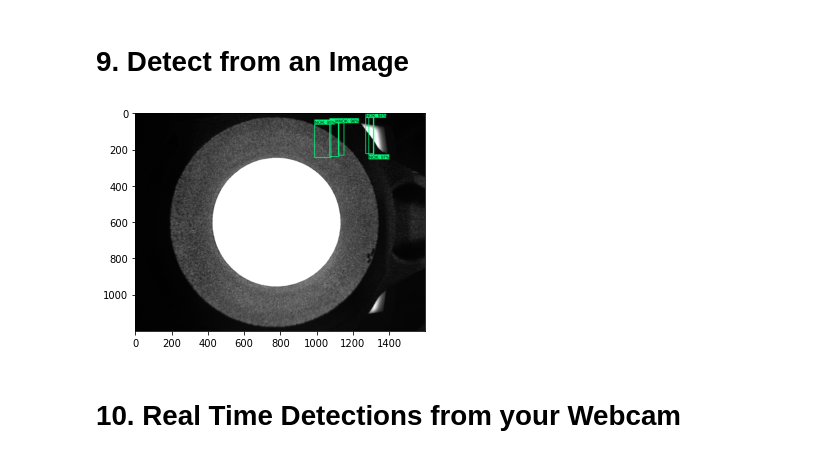
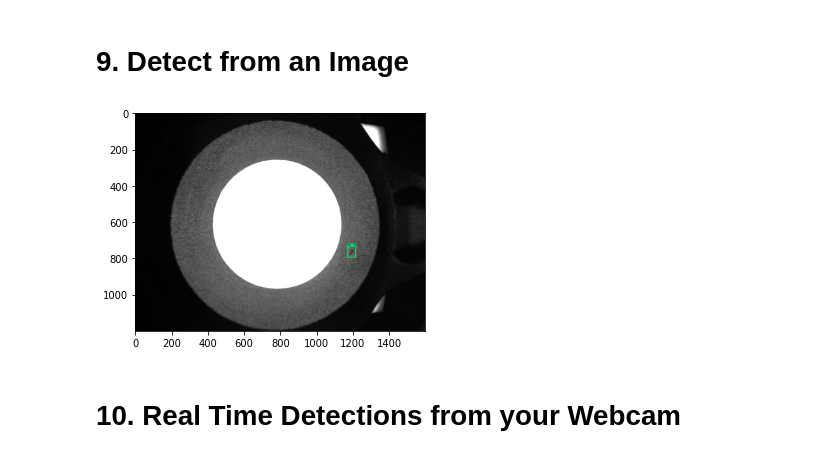
Before and after one commit to josebravogarcia/TFODCourse, a Jupyter notebook: 2. Training and Detection.ipynb, the cells around one changed output. Cells and saved outputs as stored; diff of their text form; code cells hidden in the pictures.

```diff
--- a/2. Training and Detection.ipynb
+++ b/2. Training and Detection.ipynb
@@ -510,40 +508,41 @@ category_index = label_map_util.create_category_index_from_labelmap(files['LABEL
 # %%
 IMAGE_PATH = os.path.join(paths['IMAGE_PATH'], 'test', '190917_202719_0000000031_&icapbk[000].bmp')
 IMAGE_PATH = os.path.join(paths['IMAGE_PATH'], 'train', '201104_183408_0000000179_&icapbk[000].bmp')
-#IMAGE_PATH = os.path.join(paths['IMAGE_PATH'], 'test', 'prueba.bmp')
+IMAGE_PATH = os.path.join(paths['IMAGE_PATH'], 'test', '190917_202640_0000000029_&icapbk[000].bmp')
+IMAGE_PATH = os.path.join(paths['IMAGE_PATH'], 'test', 'PRUEBA.bmp')
 # %%
 img = cv2.imread(IMAGE_PATH)
 image_np = np.array(img)
 
 input_tensor = tf.convert_to_tensor(np.expand_dims(image_np, 0), dtype=tf.float32)
 detections = detect_fn(input_tensor)
 
 num_detections = int(detections.pop('num_detections'))
 detections = {key: value[0, :num_detections].numpy()
               for key, value in detections.items()}
 detections['num_detections'] = num_detections
 
 # detection_classes should be ints.
 detections['detection_classes'] = detections['detection_classes'].astype(np.int64)
 
 label_id_offset = 1
 image_np_with_detections = image_np.copy()
 
 viz_utils.visualize_boxes_and_labels_on_image_array(
             image_np_with_detections,
             detections['detection_boxes'],
             detections['detection_classes']+label_id_offset,
             detections['detection_scores'],
             category_index,
             use_normalized_coordinates=True,
             max_boxes_to_draw=5,
-            min_score_thresh=.5,
+            min_score_thresh=.3,
             agnostic_mode=False)
 
 plt.imshow(cv2.cvtColor(image_np_with_detections, cv2.COLOR_BGR2RGB))
 plt.show()
 # %% [output]
-[figure, old version]
+[figure, new version]
 # %% [markdown]
 # 10. Real Time Detections from your Webcam
 # %%
```
Also changed, not shown: parts of 25 cells of this notebook.
